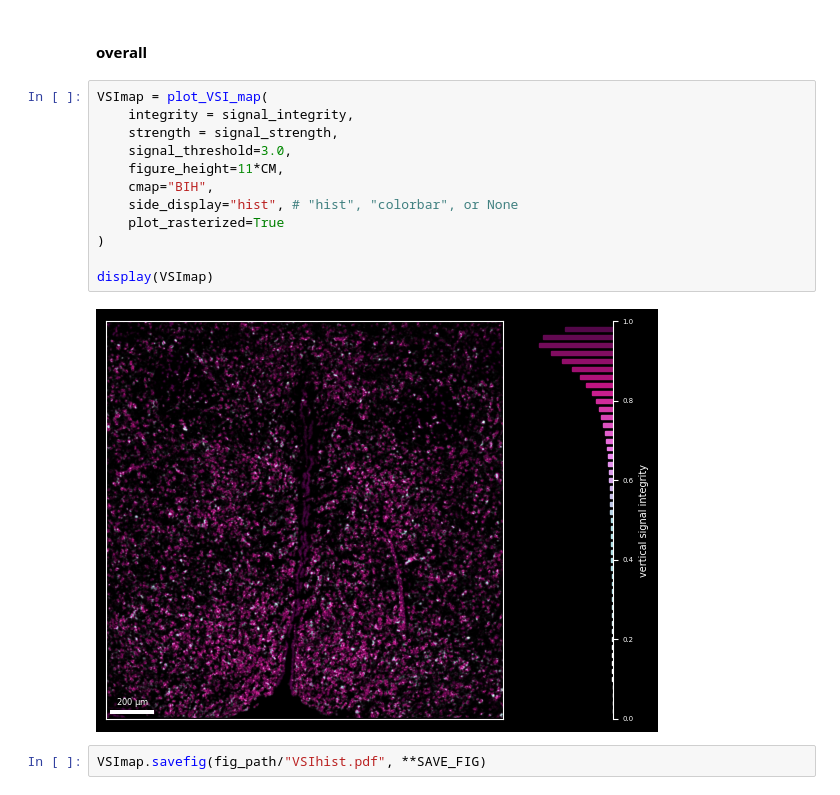
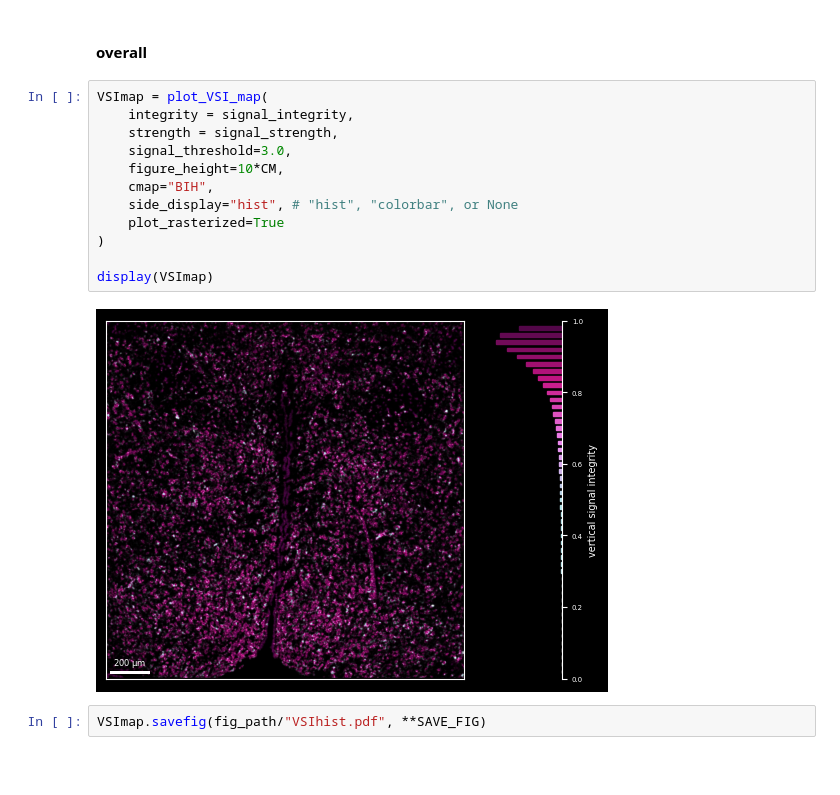
Before and after one commit to melocery/MasterThesisAnalysis, a Jupyter notebook: notebook/R2_VSI.ipynb, the cells around one changed output. Drawn from its saved outputs; the diff is of its cells as text; blank space fills up the shorter version.

```diff
--- a/notebook/R2_VSI.ipynb
+++ b/notebook/R2_VSI.ipynb
@@ -82,17 +82,17 @@ Main findings:
 # %%
 VSImap = plot_VSI_map(
     integrity = signal_integrity,
     strength = signal_strength,
     signal_threshold=3.0,
-    figure_height=11*CM,
+    figure_height=10*CM,
     cmap="BIH",
     side_display="hist", # "hist", "colorbar", or None
     plot_rasterized=True
 )
 
 display(VSImap)
 # %% [output]
-[figure, old version]
+[figure, new version]
 # %%
 VSImap.savefig(fig_path/"VSIhist.pdf", **SAVE_FIG)
 # %% [markdown]
```
Also changed, not shown: parts of 6 cells of this notebook, 6 other files.
